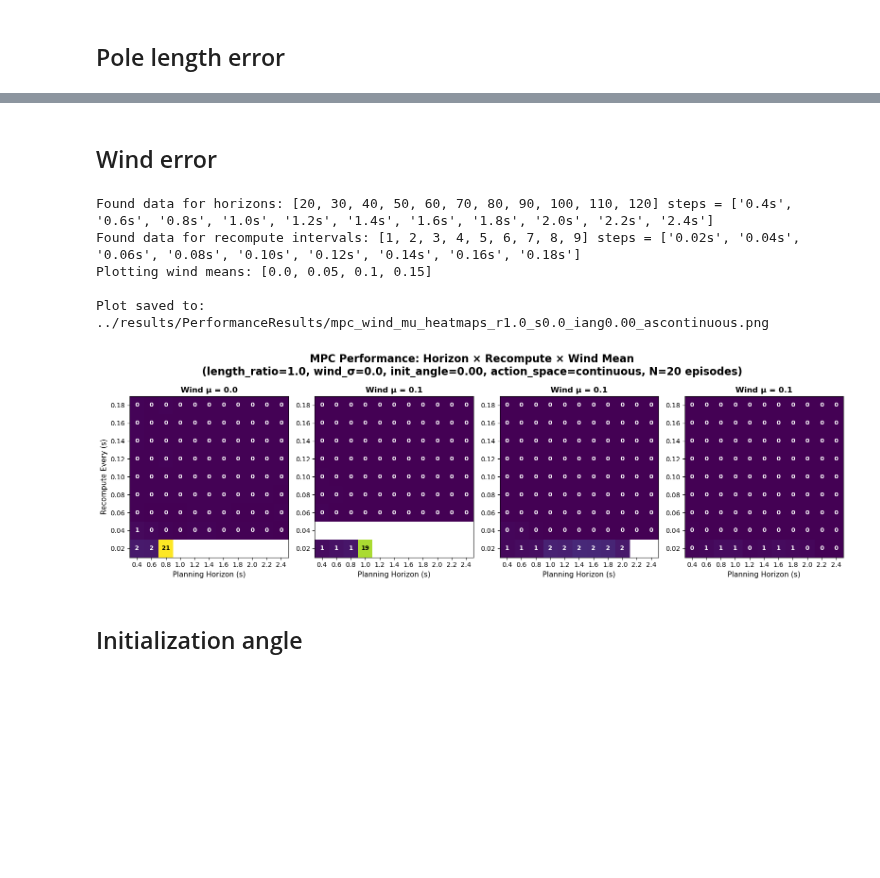
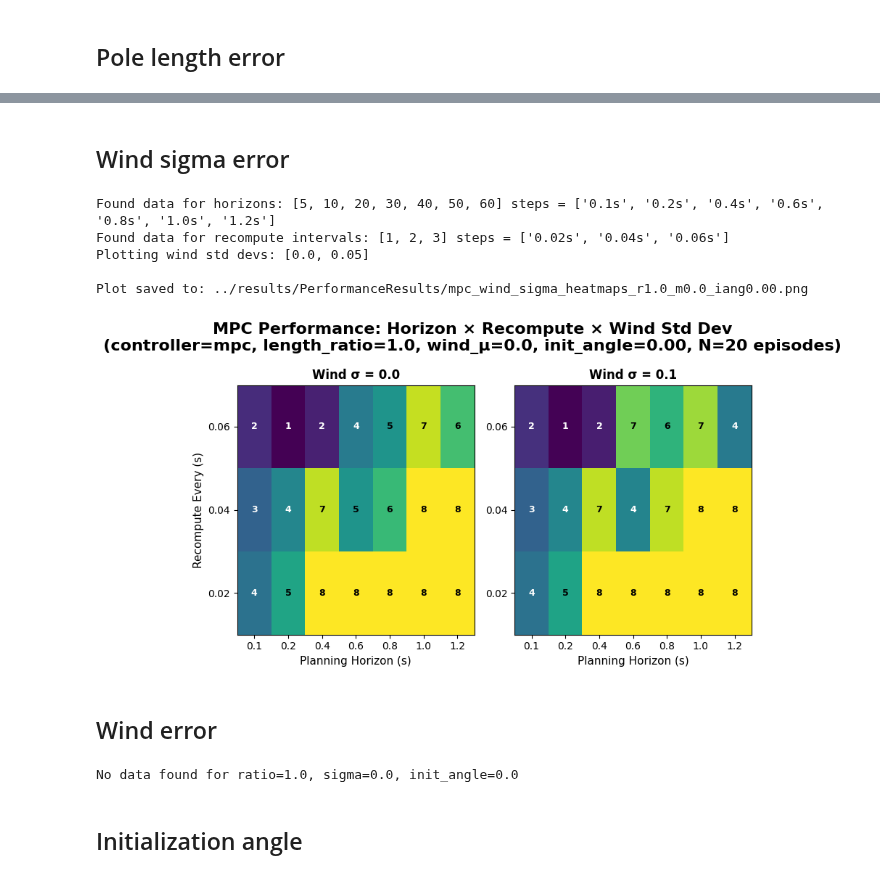
Before and after one commit to jtbuch/mpc_dojo, a Jupyter notebook: cartpole_optimization/notebooks/Cartpole_Control.ipynb, the cells around one changed output, grey strips where cells are left out. Cells and saved outputs as stored; diff of their text form; code cells hidden in the pictures; blank space fills up the shorter version.

```diff
--- a/cartpole_optimization/notebooks/Cartpole_Control.ipynb
+++ b/cartpole_optimization/notebooks/Cartpole_Control.ipynb
@@ -94,21 +94,35 @@ Plot saved to: ../results/PerformanceResults/mpc_4d_performance_heatmaps_wmu0.0_
+# %% [markdown]
+## Wind sigma error
+# %%
+plot_wind_sigma_heatmaps(
+    results_folder="../results/PerformanceResults/",
+    controller='mpc',
+    wind_sigmas=[0.0, 0.05, 0.1],
+    length_ratio=1.0,
+    wind_mu=0.0,
+    init_angle=0.0
+
+)
+# %% [output]
+Found data for horizons: [5, 10, 20, 30, 40, 50, 60] steps = ['0.1s', '0.2s', '0.4s', '0.6s', '0.8s', '1.0s', '1.2s']
+Found data for recompute intervals: [1, 2, 3] steps = ['0.02s', '0.04s', '0.06s']
+Plotting wind std devs: [0.0, 0.05]
+
+Plot saved to: ../results/PerformanceResults/mpc_wind_sigma_heatmaps_r1.0_m0.0_iang0.00.png
+[figure, added]
 # %% [markdown]
 ## Wind error
 # %%
 plot_wind_mu_heatmaps(
+    controller='mpc',
     results_folder="../results/PerformanceResults/",
     wind_mus=[0.0, 0.05, 0.1, 0.15],
     length_ratio=1.0,
     wind_sigma=0.0,
     init_angle=0.0,
-    action_space='continuous'
 )
 # %% [output]
-Found data for horizons: [20, 30, 40, 50, 60, 70, 80, 90, 100, 110, 120] steps = ['0.4s', '0.6s', '0.8s', '1.0s', '1.2s', '1.4s', '1.6s', '1.8s', '2.0s', '2.2s', '2.4s']
-Found data for recompute intervals: [1, 2, 3, 4, 5, 6, 7, 8, 9] steps = ['0.02s', '0.04s', '0.06s', '0.08s', '0.10s', '0.12s', '0.14s', '0.16s', '0.18s']
-Plotting wind means: [0.0, 0.05, 0.1, 0.15]
-
-Plot saved to: ../results/PerformanceResults/mpc_wind_mu_heatmaps_r1.0_s0.0_iang0.00_ascontinuous.png
+No data found for ratio=1.0, sigma=0.0, init_angle=0.0
-[figure, removed]
 # %% [markdown]
 ## Initialization angle
 # %%
```
Also changed, not shown: parts of 4 cells of this notebook, 11 other files.
